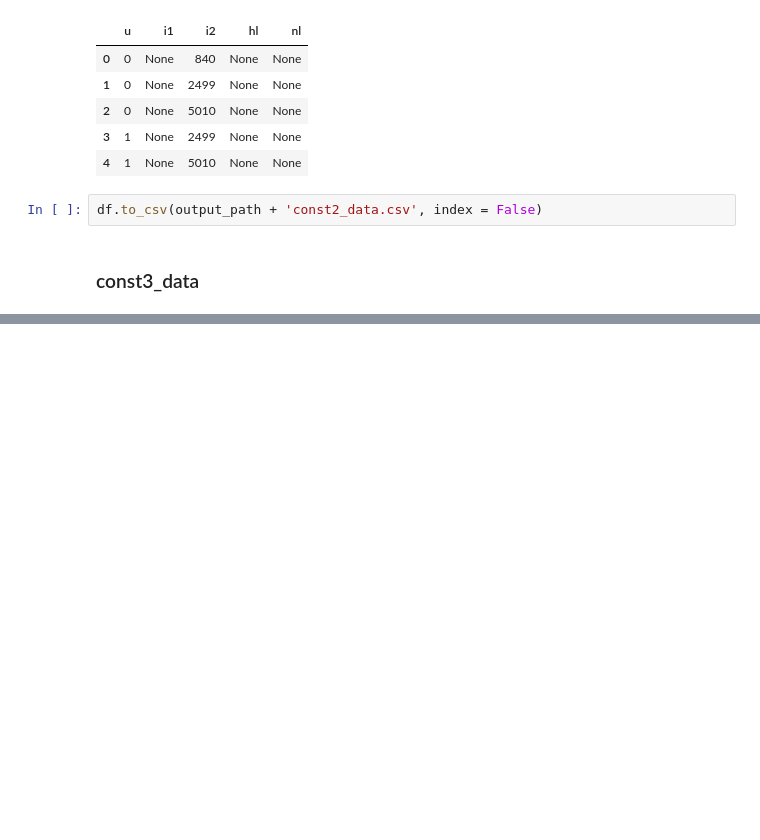
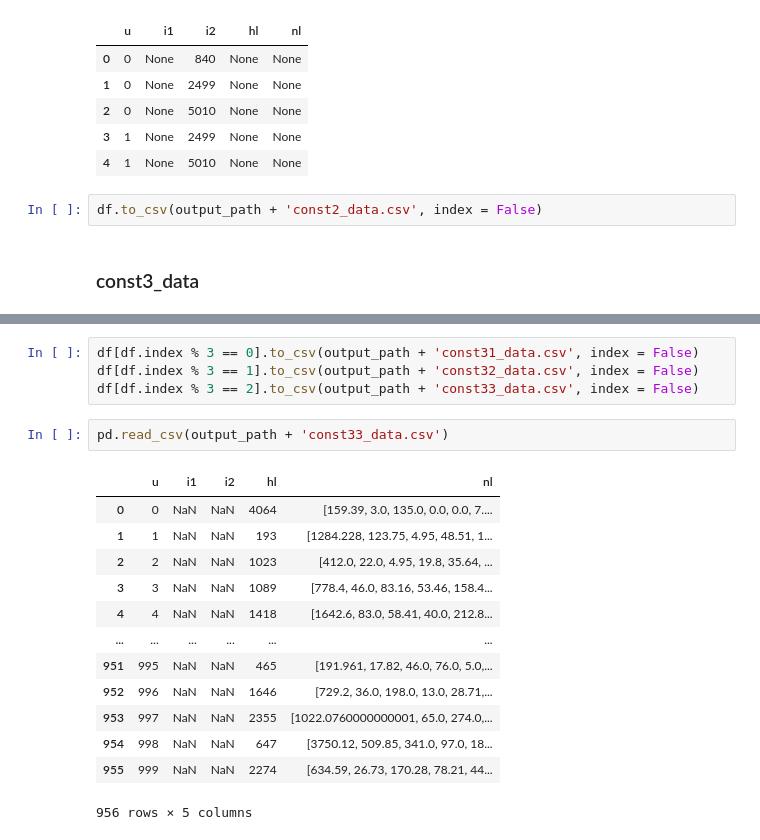
Before and after one commit to rach-rgb/food-recommendation-w-constraints, a Jupyter notebook: notebooks/constraint.ipynb, the cells around one changed output, grey strips where cells are left out. Drawn from its saved outputs; the diff is of its cells as text; blank space fills up the shorter version.

```diff
--- a/notebooks/constraint.ipynb
+++ b/notebooks/constraint.ipynb
@@ -339,0 +382,20 @@ df.to_csv(output_path + 'const2_data.csv', index = False)
+# %%
+df[df.index % 3 == 0].to_csv(output_path + 'const31_data.csv', index = False)
+df[df.index % 3 == 1].to_csv(output_path + 'const32_data.csv', index = False)
+df[df.index % 3 == 2].to_csv(output_path + 'const33_data.csv', index = False)
+# %%
+pd.read_csv(output_path + 'const33_data.csv')
+# %% [output]
+|  | u | i1 | i2 | hl | nl |
+| 0 | 0 | NaN | NaN | 4064 | [159.39, 3.0, 135.0, 0.0, 0.0, 7.... |
+| 1 | 1 | NaN | NaN | 193 | [1284.228, 123.75, 4.95, 48.51, 1... |
+| 2 | 2 | NaN | NaN | 1023 | [412.0, 22.0, 4.95, 19.8, 35.64, ... |
+| 3 | 3 | NaN | NaN | 1089 | [778.4, 46.0, 83.16, 53.46, 158.4... |
+| 4 | 4 | NaN | NaN | 1418 | [1642.6, 83.0, 58.41, 40.0, 212.8... |
+| ... | ... | ... | ... | ... | ... |
+| 951 | 995 | NaN | NaN | 465 | [191.961, 17.82, 46.0, 76.0, 5.0,... |
+| 952 | 996 | NaN | NaN | 1646 | [729.2, 36.0, 198.0, 13.0, 28.71,... |
+| 953 | 997 | NaN | NaN | 2355 | [1022.0760000000001, 65.0, 274.0,... |
+| 954 | 998 | NaN | NaN | 647 | [3750.12, 509.85, 341.0, 97.0, 18... |
+| 955 | 999 | NaN | NaN | 2274 | [634.59, 26.73, 170.28, 78.21, 44... |
+956 rows × 5 columns
```
Also changed, not shown: parts of 8 cells of this notebook, 3 other files.
